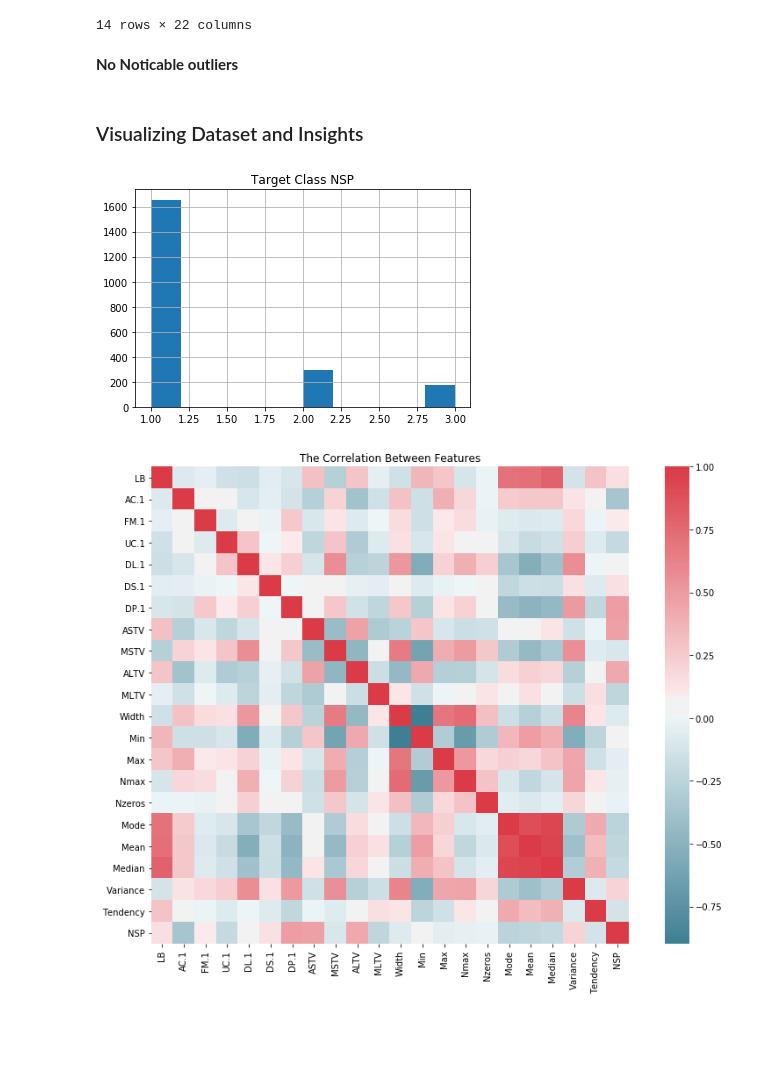
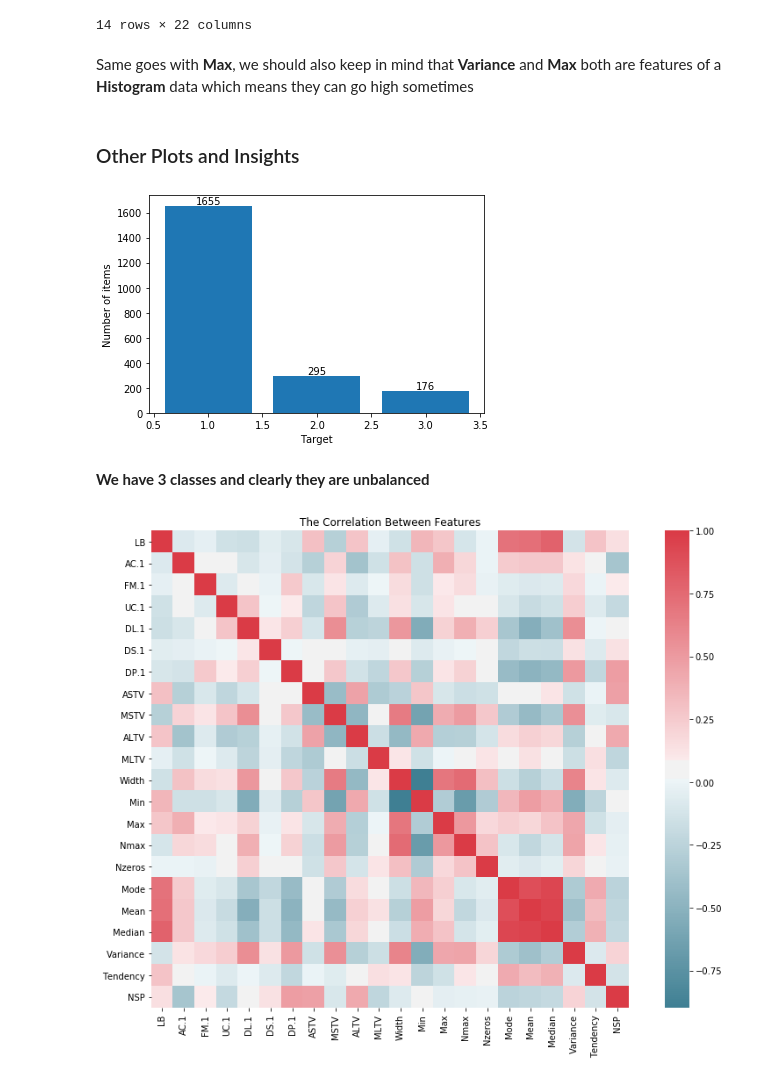
Before and after one commit to moaaztaha/Machine-Learning-Assignment, a Jupyter notebook: CTG Classification.ipynb, the cells around one changed output. Saved outputs shown, nothing was run; the diff lists cells and outputs as text; code cells hidden in the pictures; blank space fills up the shorter version.

```diff
--- a/CTG Classification.ipynb
+++ b/CTG Classification.ipynb
@@ -460,17 +476,27 @@ df[df['Max']>220]
 | 2024 | 129.0 | 0.000000 | 0.001669 | 0.005008 | 0.013356 | 0.0 | 0.000000 | 58.0 | 3.9 | 0.0 | ... | ... |
 | 2029 | 129.0 | 0.000000 | 0.000750 | 0.006747 | 0.006747 | 0.0 | 0.002249 | 65.0 | 3.1 | 0.0 | ... | ... |
 14 rows × 22 columns
-# %% [markdown]
-**No Noticable outliers**
+# %% [markdown]
+Same goes with **Max**, we should also keep in mind that **Variance** and **Max** both are features of a **Histogram** data which means they can go high sometimes
 # %% [markdown]
-### Visualizing Dataset and Insights
+###  Other Plots and Insights
-# %%
-# The target class
-df['NSP'].astype('category').hist()
-plt.title('Target Class NSP')
-plt.show()
-# %% [output]
-[figure, removed]
+# %%
+# The Target Class
+nsp_counts = pd.DataFrame(pd.value_counts(df['NSP']))['NSP'].to_numpy()
+nsp_labels = pd.DataFrame(pd.value_counts(df['NSP'])).index
+
+line = plt.bar(nsp_labels, nsp_counts)
+plt.xlabel('Target')
+plt.ylabel("Number of items")
+
+for i in range(len(nsp_counts)):
+    plt.annotate(str(nsp_counts[i]), xy=(nsp_labels[i], nsp_counts[i]), ha='center', va='bottom')
+
+plt.show()
+# %% [output]
+[figure, added]
+# %% [markdown]
+**We have 3 classes and clearly they are unbalanced**
 # %%
 import seaborn as sns
 
```
Also changed, not shown: parts of 32 cells of this notebook.
